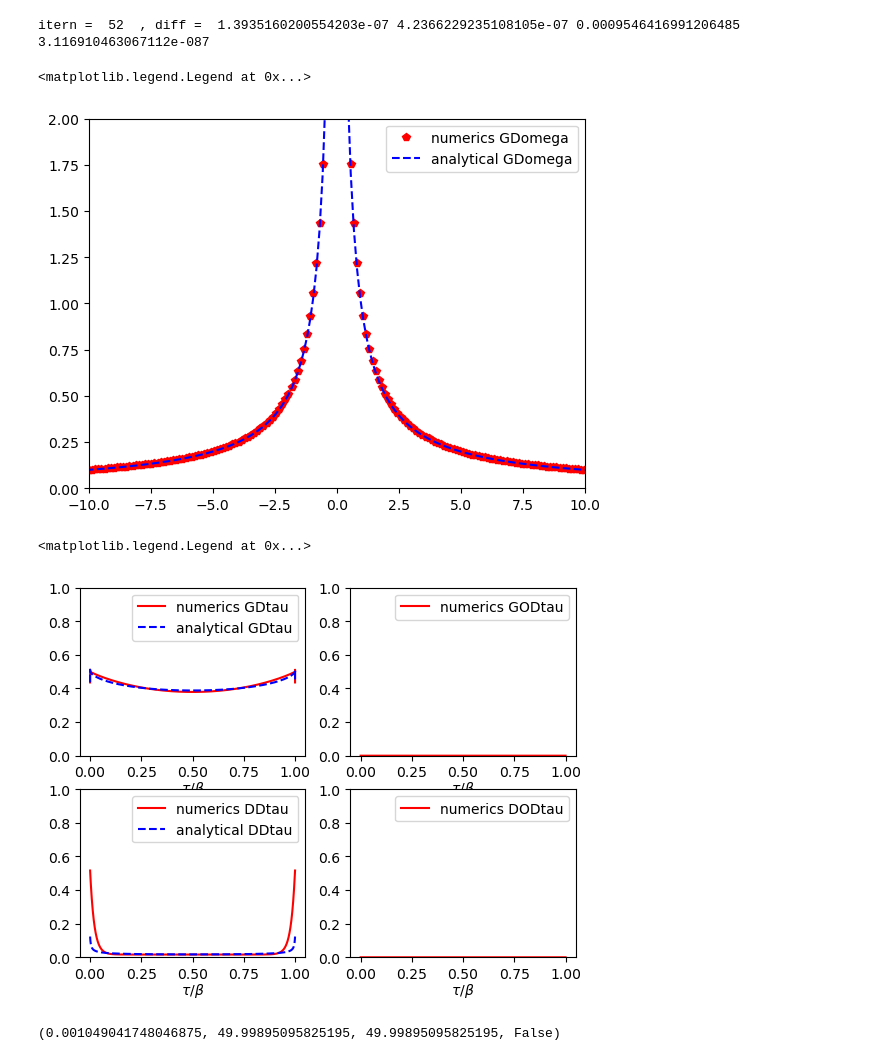
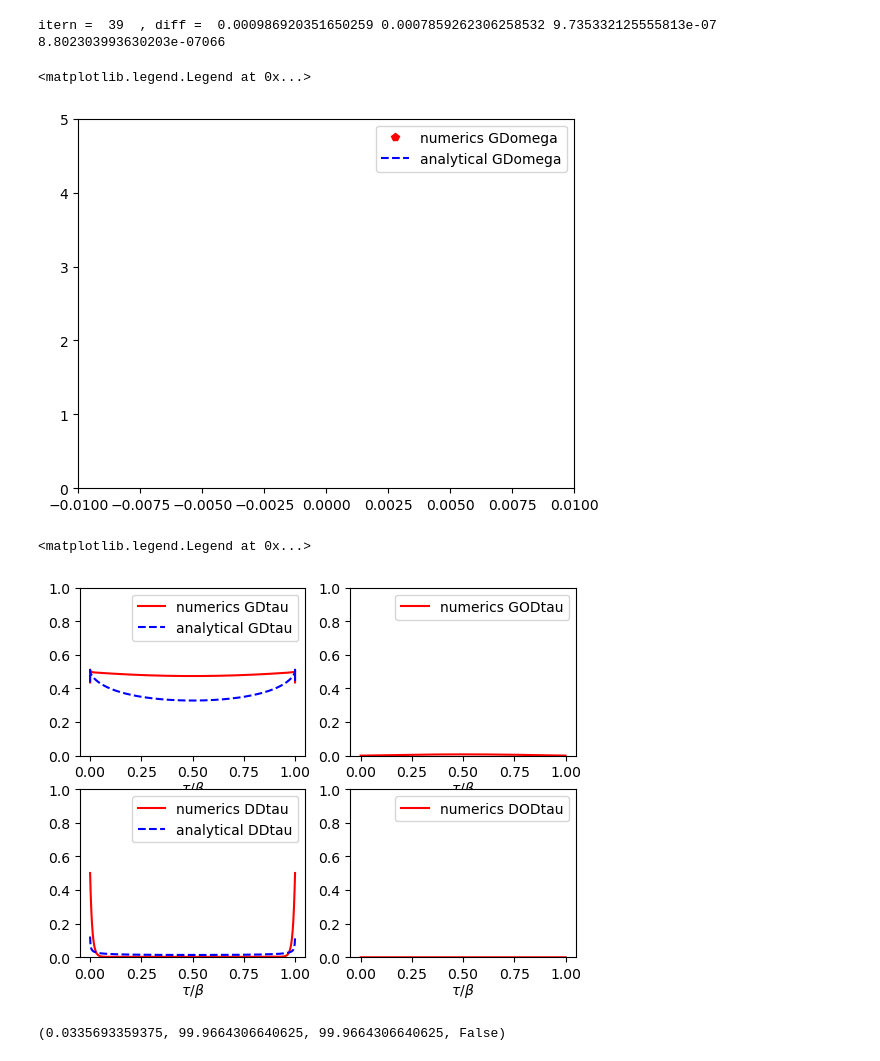
Before and after one commit to aravindhshankar/TwoSidedYSYK, a Jupyter notebook: Metal_Imag_time.ipynb, the cells around one changed output. Saved outputs shown, nothing was run; the diff lists cells and outputs as text; code cells hidden in the pictures.

```diff
--- a/Metal_Imag_time.ipynb
+++ b/Metal_Imag_time.ipynb
@@ -5,11 +5,11 @@ import matplotlib.pyplot as plt
 from matplotlib import rcParams
 from ConformalAnalytical import *
 # %%
-Nbig = int(2**18)
+Nbig = int(2**14)
 #Nbig = 10
 err = 1e-3
 
-beta = 50
+beta = 100
 mu = 0
 g = 0.1
 J = 0.
@@ -63,8 +63,6 @@ while(diff>err):
     PiDomega =  Time2FreqB(PiDtau,Nbig,beta)
     PiODomega = Time2FreqB(PiODtau,Nbig,beta)
 
-    # if itern < 15 :
-    #     PiDomega[Nbig//2] = 1.0*r - omegar2
 
     detGmat = (1j*omega - mu - SigmaDomega)**2 - (np.abs(lamb)+SigmaODomega)**2
     detDmat = (nu**2 + r - PiDomega)**2 - (J + PiODomega)**2
@@ -76,6 +74,7 @@ while(diff>err):
 
     if itern < 15 :
         DDomega[Nbig//2] = 1./(1.0*r - omegar2)
+    #DDomega[Nbig//2] = 1./(1.0*r - omegar2)
 
     GDtau = Freq2TimeF(GDomega,Nbig,beta)
     GODtau = Freq2TimeF(GODomega,Nbig,beta)
@@ -100,17 +99,17 @@ while(diff>err):
         xDOD/=2.
     print("itern = ",itern, " , diff = ", diffGD, diffGOD, diffDD, diffDOD , end = '\r')
 # %% [output]
-itern =  52  , diff =  1.3935160200554203e-07 4.2366229235108105e-07 0.0009546416991206485 3.116910463067112e-087
+itern =  39  , diff =  0.000986920351650259 0.0007859262306258532 9.735332125555813e-07 8.802303993630203e-07066
 # %%
 GDconfomega = GconfImag(omega,g,beta)
 plt.plot(omega, np.abs(GDomega), 'rp', label = 'numerics GDomega')
 plt.plot(omega, np.abs(GDconfomega), 'b--', label = 'analytical GDomega' )
-plt.ylim(0,2)
-plt.xlim(-10,10)
+plt.ylim(0,5)
+plt.xlim(-1,1)
 plt.legend()
 # %% [output]
 <matplotlib.legend.Legend at 0x...>
-[figure, old version]
+[figure, new version]
 # %%
 GDconftau = Freq2TimeF(GconfImag(omega,g,beta),Nbig,beta)
 DDconftau = Freq2TimeB(DconfImag(nu,g,beta),Nbig,beta)
@@ -140,12 +139,12 @@ ax[1,1].set_xlabel(r'$\tau/\beta$',labelpad = 0)
 ax[1,1].legend()
 # %% [output]
 <matplotlib.legend.Legend at 0x...>
-[figure, old version]
+[figure, new version]
 # %%
 ival = 5
 tau[ival] , tau[::-1][ival], beta - tau[ival], np.any(tau[::-1][ival] -(beta - tau[ival]))
 # %% [output]
-(0.001049041748046875, 49.99895095825195, 49.99895095825195, False)
+(0.0335693359375, 99.9664306640625, 99.9664306640625, False)
 # %%
 Dfreetau = Freq2TimeB(1/(nu**2 + 1),Nbig,beta)
 plt.plot(tau/beta , np.abs(Dfreetau))
```
Also changed, not shown: parts of 6 cells of this notebook.
